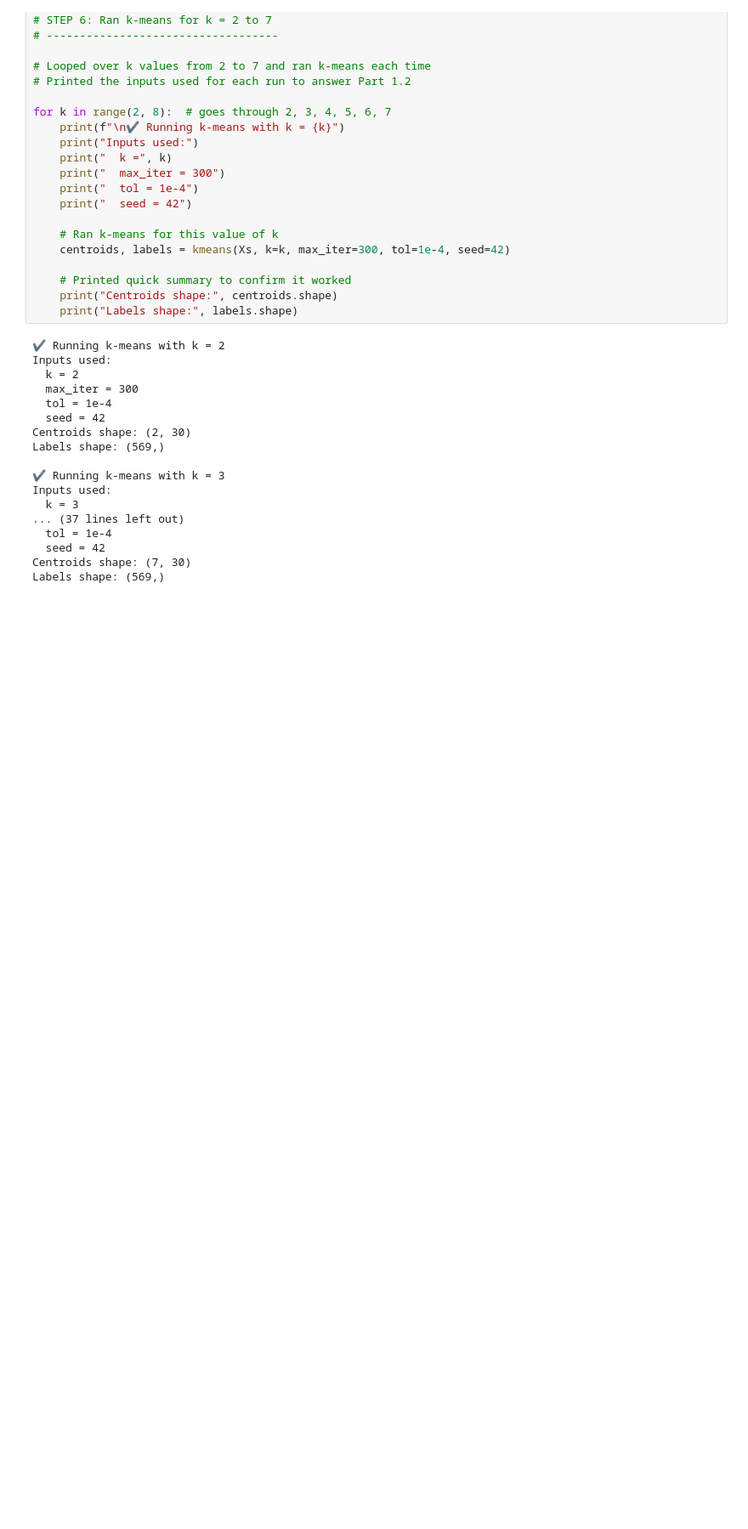
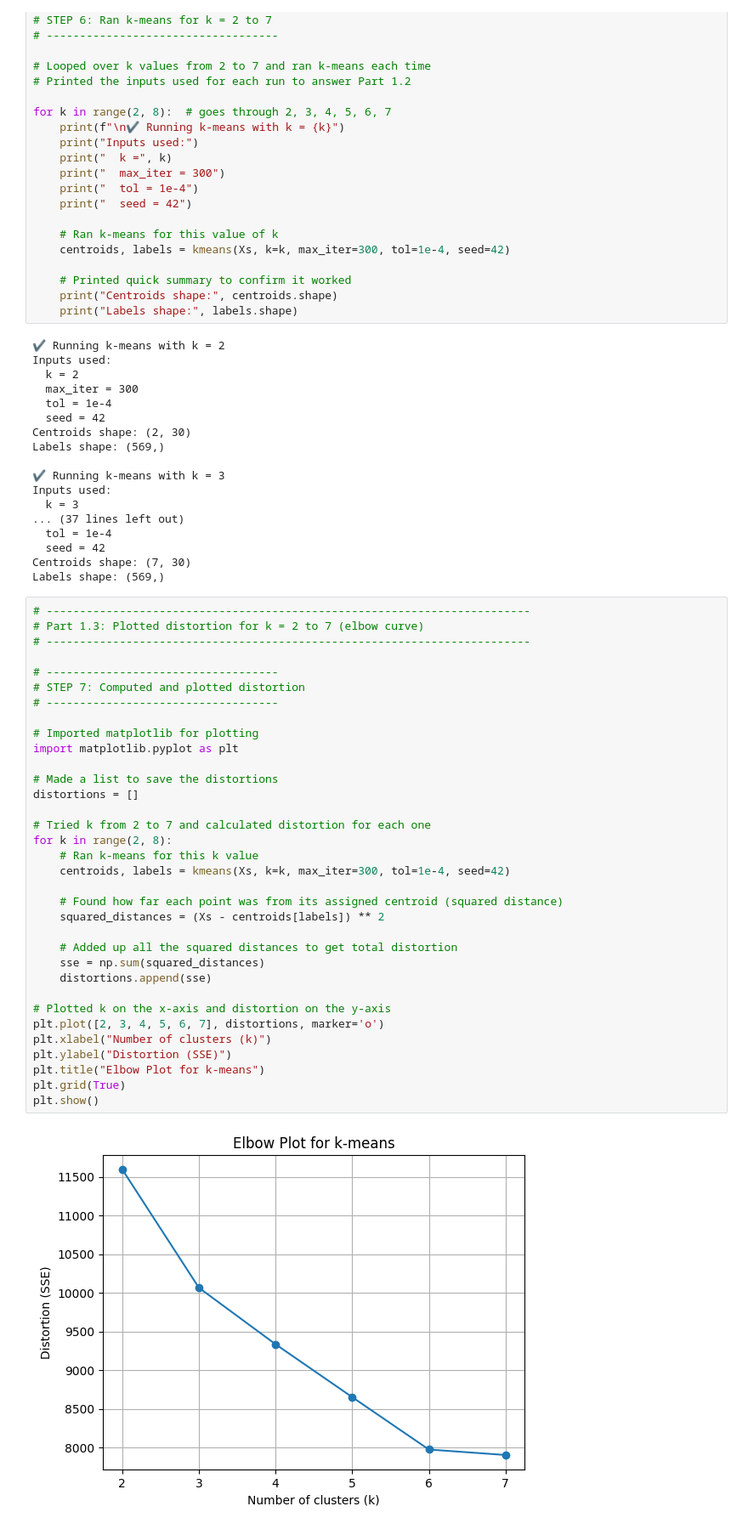
Before and after one commit to sharvaniyadav/Assignment-1-ECE1513-Intro-To-ML, a Jupyter notebook: Assignment_1_ECE1513_IntroToML_SharvaniYadav.ipynb, the cells around one changed output. Shown: that part at 85% size. Drawn from its saved outputs; the diff is of its cells as text; blank space fills up the shorter version.

Commit message:
Calculated the distortion (sum of squared distances) for k values from 2 to 7. Saved each result in a list and then plotted them on a simple line chart with k on the x-axis and distortion on the y-axis. Added a title, labels, and grid to make it easy to see where the elbow is.

```diff
--- a/Assignment_1_ECE1513_IntroToML_SharvaniYadav.ipynb
+++ b/Assignment_1_ECE1513_IntroToML_SharvaniYadav.ipynb
@@ -215,3 +215,39 @@ Inputs used:
   seed = 42
 Centroids shape: (7, 30)
 Labels shape: (569,)
+# %%
+# -------------------------------------------------------------------------
+# Part 1.3: Plotted distortion for k = 2 to 7 (elbow curve)
+# -------------------------------------------------------------------------
+
+# -----------------------------------
+# STEP 7: Computed and plotted distortion
+# -----------------------------------
+
+# Imported matplotlib for plotting
+import matplotlib.pyplot as plt
+
+# Made a list to save the distortions
+distortions = []
+
+# Tried k from 2 to 7 and calculated distortion for each one
+for k in range(2, 8):
+    # Ran k-means for this k value
+    centroids, labels = kmeans(Xs, k=k, max_iter=300, tol=1e-4, seed=42)
+
+    # Found how far each point was from its assigned centroid (squared distance)
+    squared_distances = (Xs - centroids[labels]) ** 2
+
+    # Added up all the squared distances to get total distortion
+    sse = np.sum(squared_distances)
+    distortions.append(sse)
+
+# Plotted k on the x-axis and distortion on the y-axis
+plt.plot([2, 3, 4, 5, 6, 7], distortions, marker='o')
+plt.xlabel("Number of clusters (k)")
+plt.ylabel("Distortion (SSE)")
+plt.title("Elbow Plot for k-means")
+plt.grid(True)
+plt.show()
+# %% [output]
+[figure, added]
```
